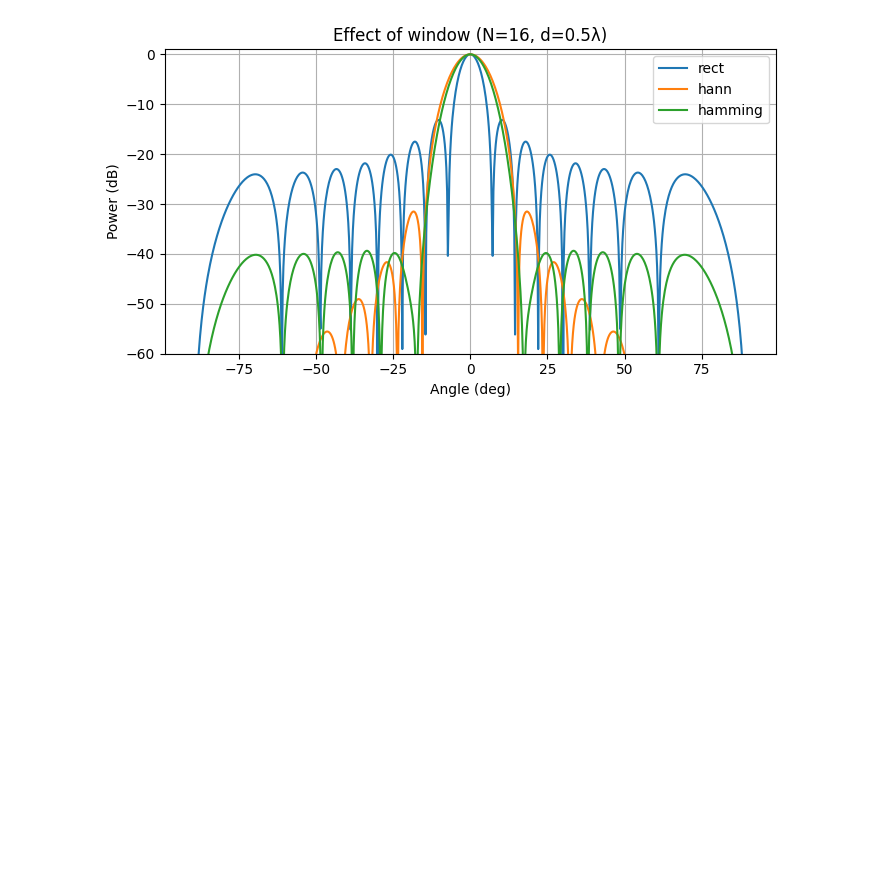
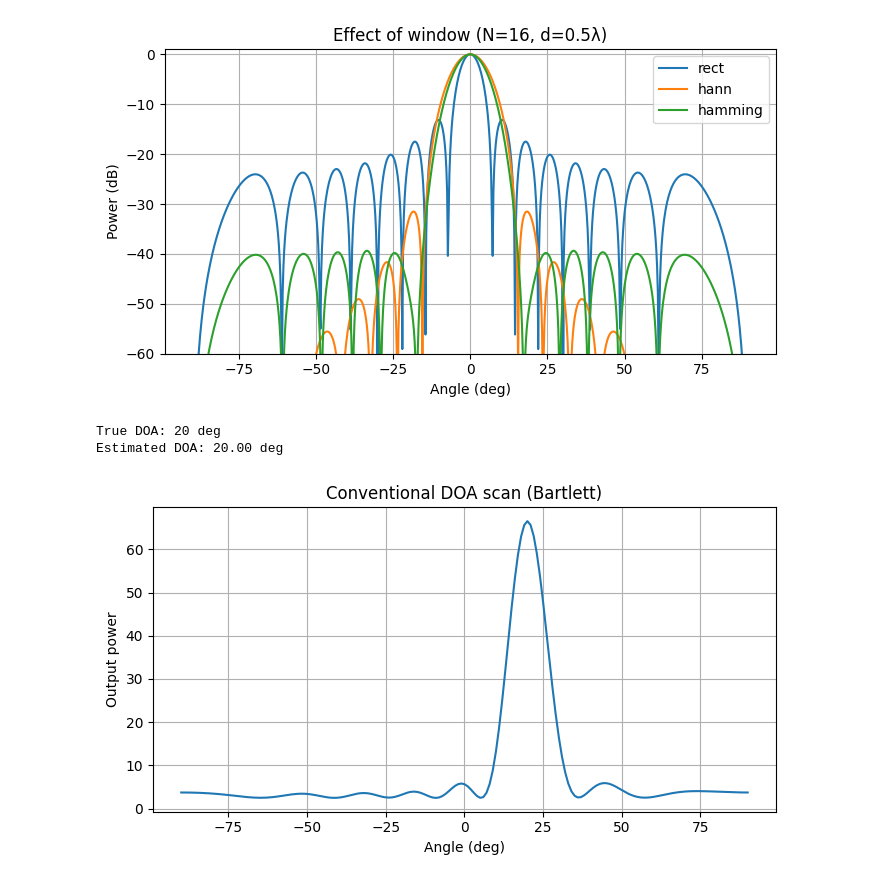
Before and after one commit to jhiltonjones/digital_signal_processing_labs, a Jupyter notebook: lab3/lab3.ipynb, the cells around one changed output. Saved outputs shown, nothing was run; the diff lists cells and outputs as text; code cells hidden in the pictures; blank space fills up the shorter version.

```diff
--- a/lab3/lab3.ipynb
+++ b/lab3/lab3.ipynb
@@ -169,3 +169,52 @@ plt.show()
 [figure]
 [figure]
 [figure]
+# %%
+
+def simulate_narrowband_ula(N, d, theta_deg, n_samples=2000, snr_dB=10):
+
+    theta = np.deg2rad(theta_deg)
+    k = 2 * np.pi
+    n = np.arange(N)
+    t = np.arange(n_samples)
+    s = np.exp(1j * 2 * np.pi * 0.05 * t)
+
+    a = np.exp(1j * k * d * n * np.sin(theta))
+
+    X_sig = a[:, None] * s[None, :]
+
+    signal_power = np.mean(np.abs(X_sig)**2)
+    snr_linear = 10**(snr_dB / 10)
+    noise_power = signal_power / snr_linear
+    noise = np.sqrt(noise_power/2) * (
+        np.random.randn(*X_sig.shape) + 1j*np.random.randn(*X_sig.shape)
+    )
+    return X_sig + noise
+# %%
+N = 8
+d = 0.5
+theta_true_deg = 20
+
+X = simulate_narrowband_ula(N=N, d=d, theta_deg=theta_true_deg,
+                            n_samples=3000, snr_dB=5)
+
+bf = NarrowbandBeamformer(n_elements=N, d=d, window="rect")
+
+theta_scan = np.linspace(-np.pi/2, np.pi/2, 181)
+theta_hat, metric = bf.doa_scan(X, theta_scan)
+
+print(f"True DOA: {theta_true_deg} deg")
+print(f"Estimated DOA: {np.rad2deg(theta_hat):.2f} deg")
+
+plt.figure(figsize=(7, 4))
+plt.plot(np.rad2deg(theta_scan), metric)
+plt.xlabel("Angle (deg)")
+plt.ylabel("Output power")
+plt.title("Conventional DOA scan")
+plt.grid(True)
+plt.tight_layout()
+plt.show()
+# %% [output]
+True DOA: 20 deg
+Estimated DOA: 20.00 deg
+[figure, added]
```
